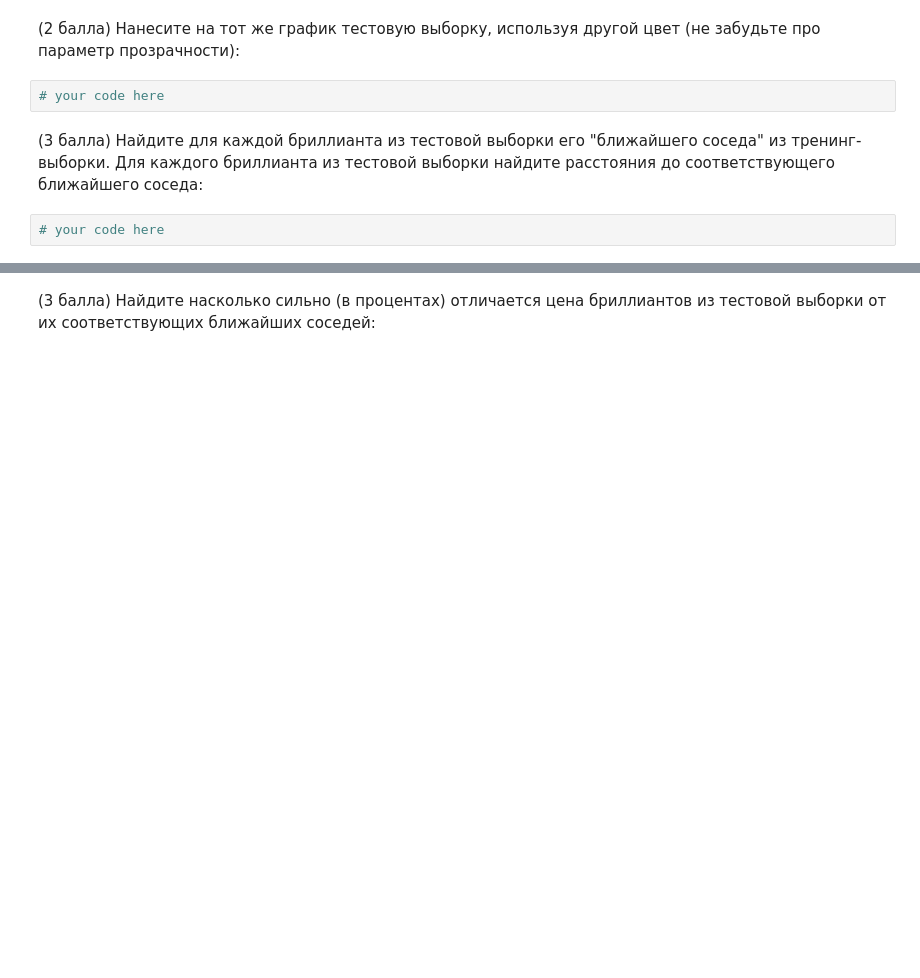
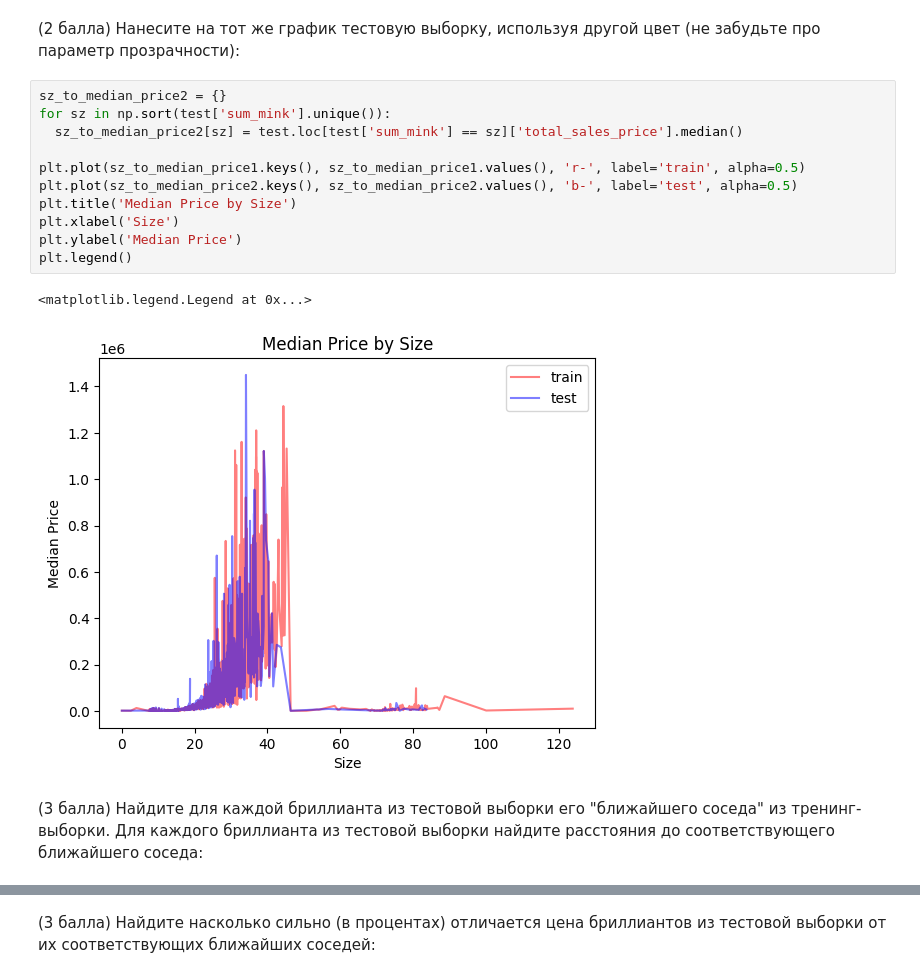
Before and after one commit to shevnind/laboratory, a Jupyter notebook: lab_work.ipynb, the cells around one changed output, grey strips where cells are left out. Saved outputs shown, nothing was run; the diff lists cells and outputs as text; blank space fills up the shorter version.

```diff
--- a/lab_work.ipynb
+++ b/lab_work.ipynb
@@ -520,8 +571,18 @@ plt.legend()
 # %% [markdown]
 (2 балла) Нанесите на тот же график тестовую выборку, используя другой цвет (не забудьте про параметр прозрачности):
-# %%
-# your code here
+# %%
+sz_to_median_price2 = {}
+for sz in np.sort(test['sum_mink'].unique()):
+  sz_to_median_price2[sz] = test.loc[test['sum_mink'] == sz]['total_sales_price'].median()
+
+plt.plot(sz_to_median_price1.keys(), sz_to_median_price1.values(), 'r-', label='train', alpha=0.5)
+plt.plot(sz_to_median_price2.keys(), sz_to_median_price2.values(), 'b-', label='test', alpha=0.5)
+plt.title('Median Price by Size')
+plt.xlabel('Size')
+plt.ylabel('Median Price')
+plt.legend()
+# %% [output]
+<matplotlib.legend.Legend at 0x...>
+[figure, added]
 # %% [markdown]
 (3 балла) Найдите для каждой бриллианта из тестовой выборки его "ближайшего соседа" из тренинг-выборки. Для каждого бриллианта из тестовой выборки найдите расстояния до соответствующего ближайшего соседа:
-# %%
-# your code here
```
Also changed, not shown: parts of 13 cells of this notebook.
